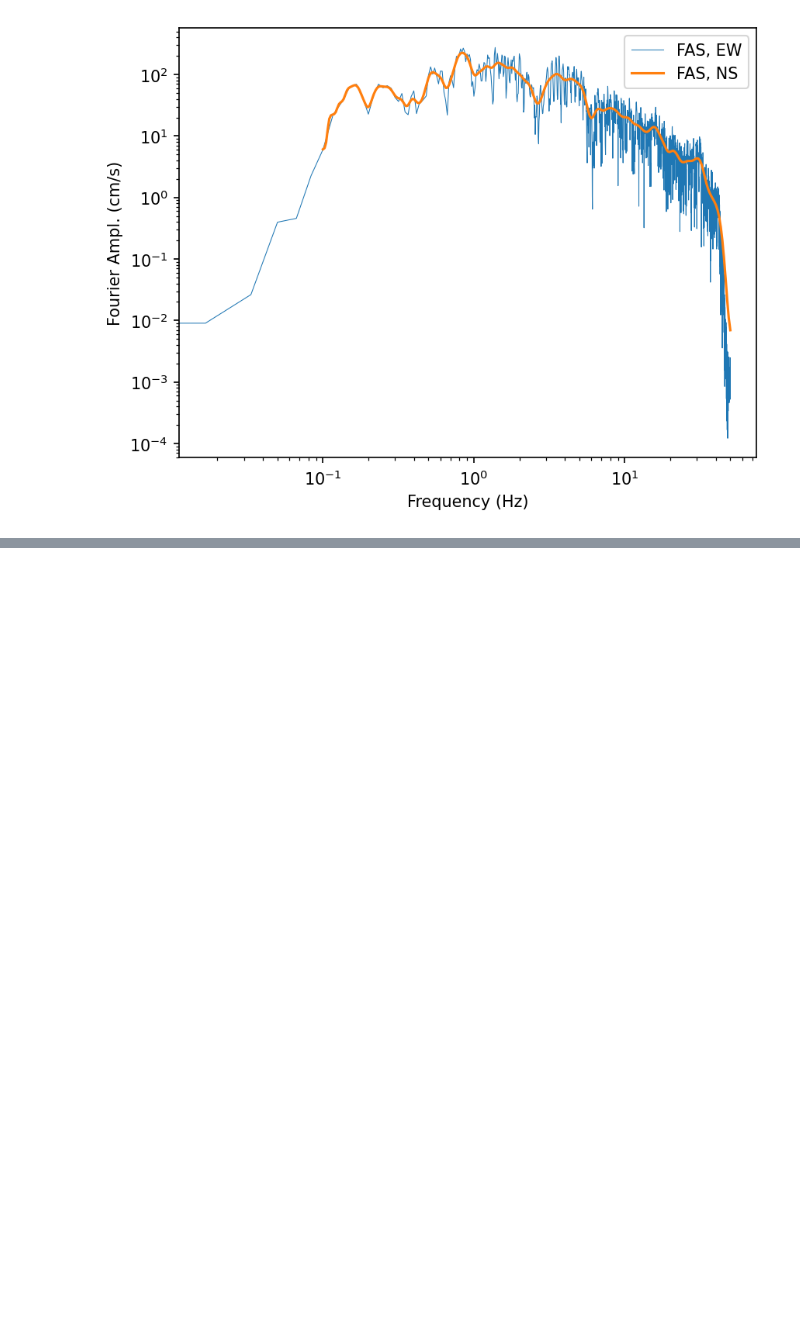
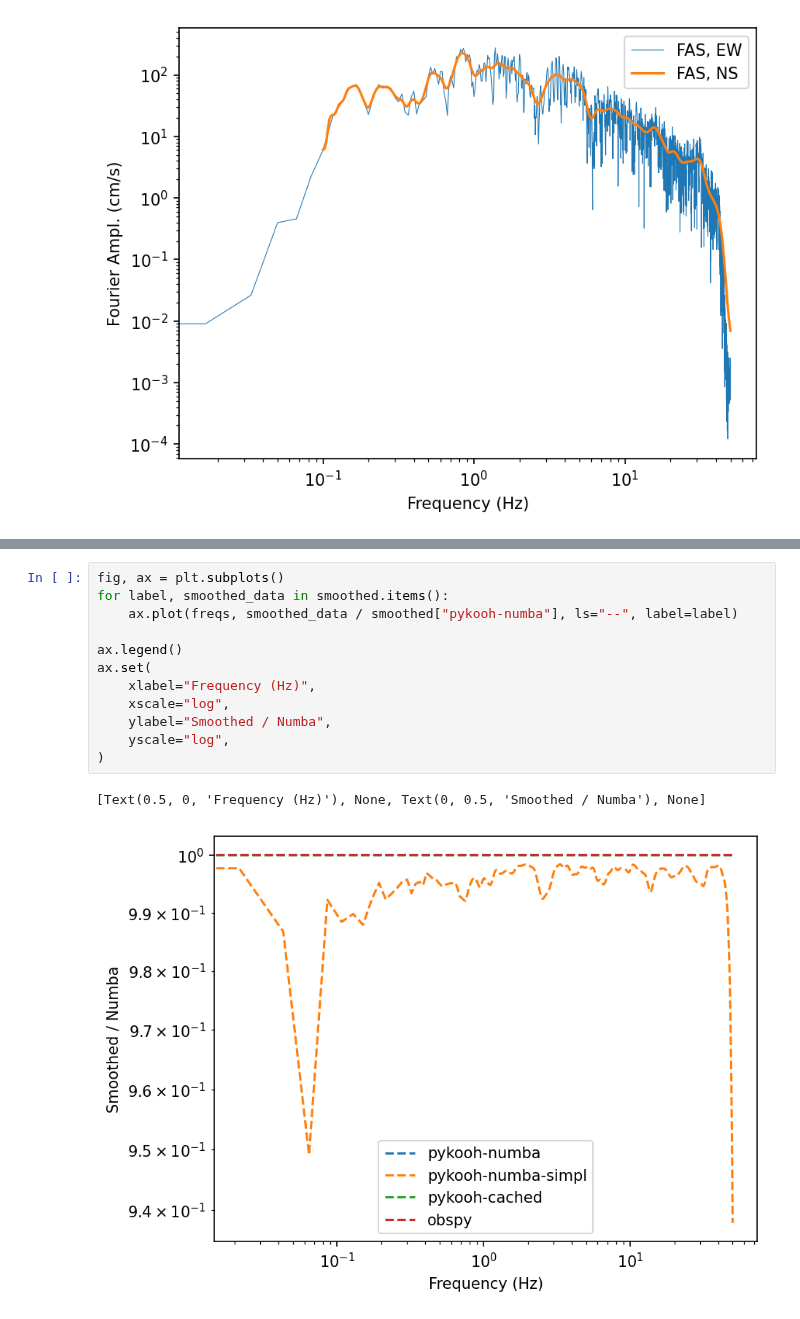
Before and after one commit to arkottke/pykooh, a Jupyter notebook: example.ipynb, the cells around one changed output, grey strips where cells are left out. Drawn from its saved outputs; the diff is of its cells as text; blank space fills up the shorter version.

```diff
--- a/example.ipynb
+++ b/example.ipynb
@@ -153,0 +235,15 @@ fig;
+# %%
+fig, ax = plt.subplots()
+for label, smoothed_data in smoothed.items():
+    ax.plot(freqs, smoothed_data / smoothed["pykooh-numba"], ls="--", label=label)
+
+ax.legend()
+ax.set(
+    xlabel="Frequency (Hz)",
+    xscale="log",
+    ylabel="Smoothed / Numba",
+    yscale="log",
+)
+# %% [output]
+[Text(0.5, 0, 'Frequency (Hz)'), None, Text(0, 0.5, 'Smoothed / Numba'), None]
+[figure, added]
```
Also changed, not shown: parts of 20 cells of this notebook, 8 other files.
